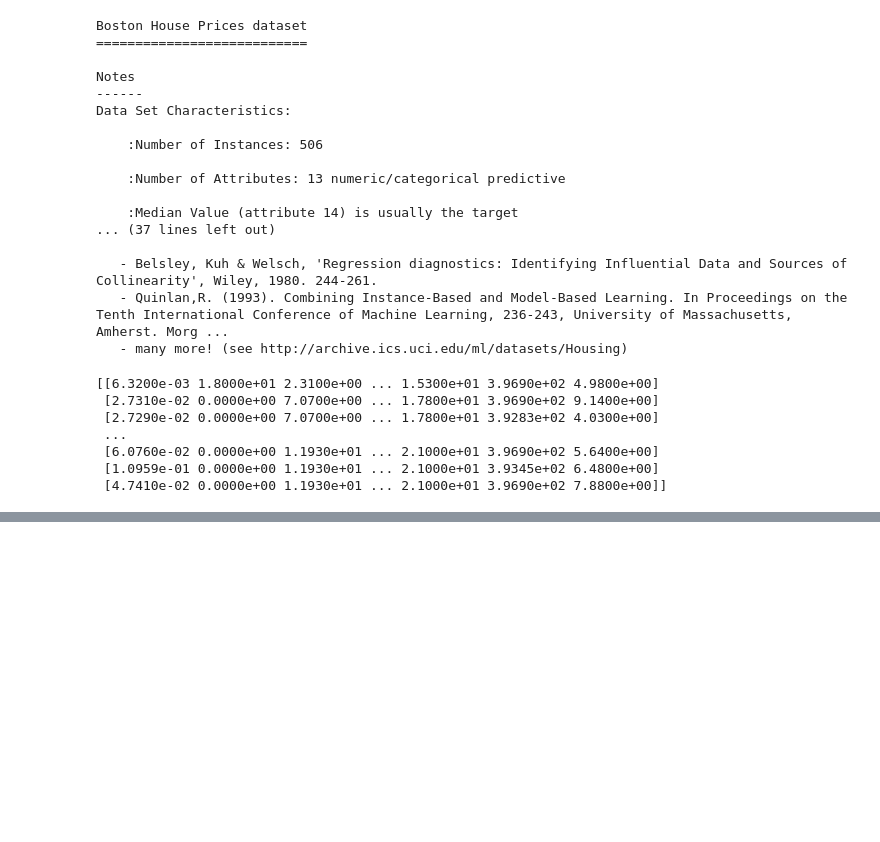
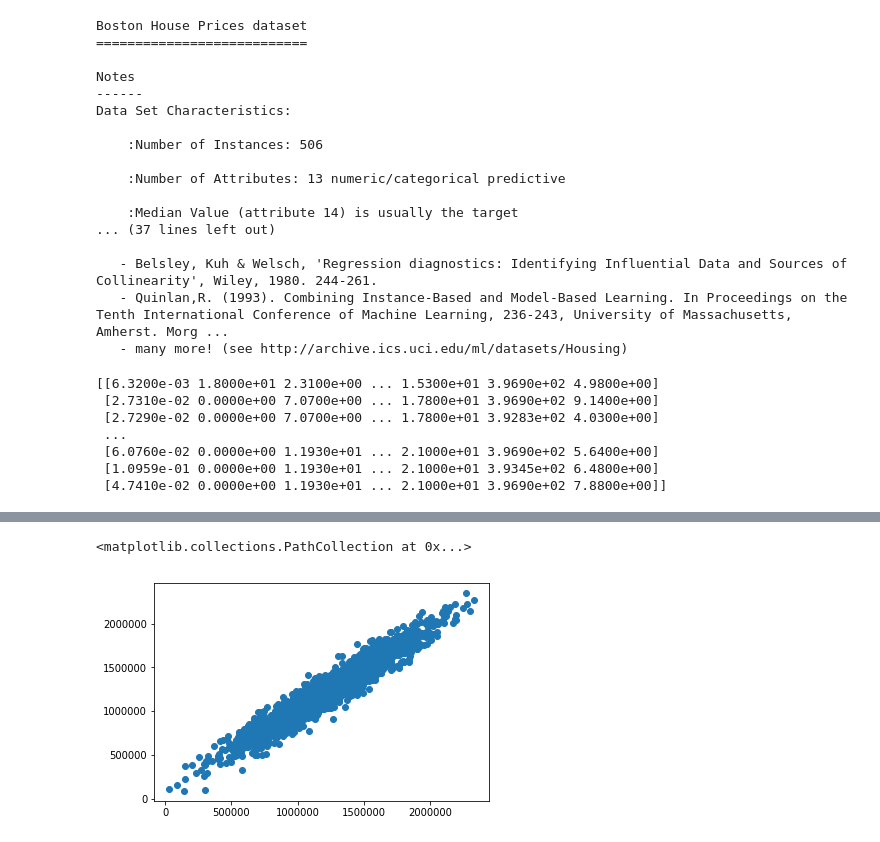
Before and after one commit to madanpandey97/Machine-Learning-Essential, a Jupyter notebook: Linear_Regression/Linear Regression Using Python.ipynb, the cells around one changed output, grey strips where cells are left out. Drawn from its saved outputs; the diff is of its cells as text; code cells hidden in the pictures; blank space fills up the shorter version.

```diff
--- a/Linear_Regression/Linear Regression Using Python.ipynb
+++ b/Linear_Regression/Linear Regression Using Python.ipynb
@@ -149,0 +152,2 @@ print(boston['data'])
+# %%
+predictions = lm.predict(X_test)
@@ -149,0 +179,5 @@ print(boston['data'])
+# %%
+plt.scatter(y_test, predictions)
+# %% [output]
+<matplotlib.collections.PathCollection at 0x...>
+[figure, added]
```
Also changed, not shown: parts of 8 cells of this notebook.
